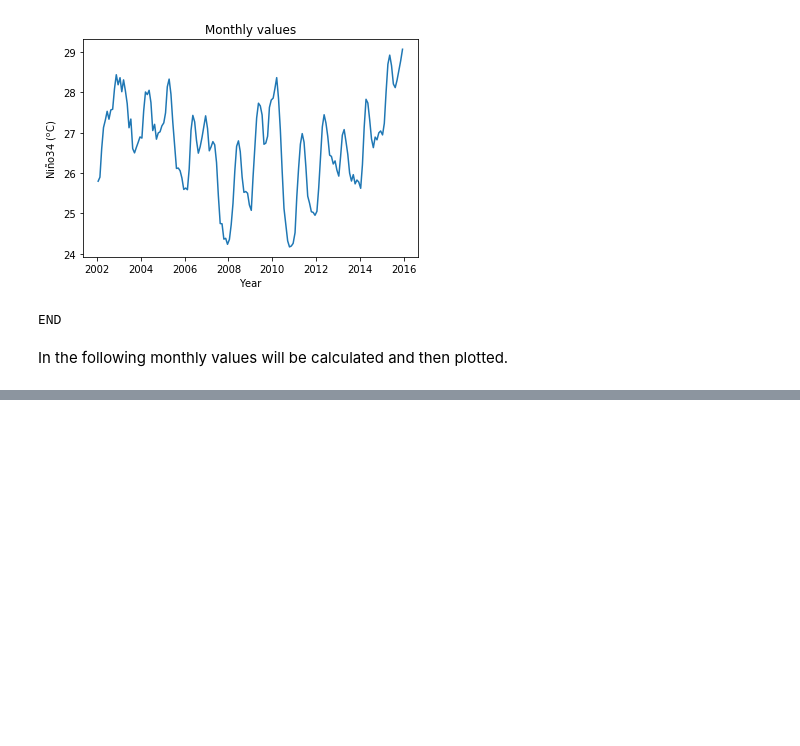
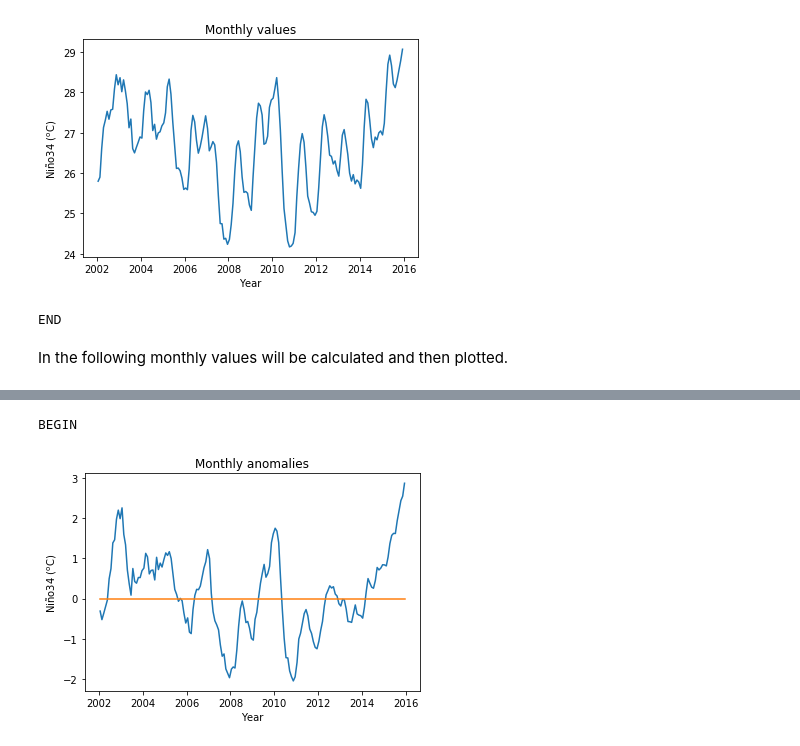
Before and after one commit to markcollier/cafepp, a Jupyter notebook: cafepp_monthly_nino34_from_sst.ipynb, the cells around one changed output, grey strips where cells are left out. Saved outputs shown, nothing was run; the diff lists cells and outputs as text; code cells hidden in the pictures; blank space fills up the shorter version.

```diff
--- a/cafepp_monthly_nino34_from_sst.ipynb
+++ b/cafepp_monthly_nino34_from_sst.ipynb
@@ -258,9 +275,9 @@ grid_label='gn'
 files_string='CMIP6/CMIP/CSIRO/CAFE-1-0/historical/r1i1p2f1/Omon/'+dvar+'/'+grid_label+'/v20171025/'+dvar+'_Omon_historical_CAFE-1-0_r1i1p2f1_'+grid_label+'_??????-??????.nc'
 files=glob.glob(files_string)
 
-#print(files)
+print('input_files=',files)
 
-ifh0=netCDF4.Dataset(files[0])
+ifh0=netCDF4.Dataset(files[1]) #choose if more than 1.
 
 time=ifh0.variables['time']
 lat=ifh0.variables['latitude'][:,0]
@@ -284,6 +301,8 @@ print('time[:]=',time[:])
 
 date_time_stamp=netCDF4.num2date(time[:],time.units,time.calendar)
 
+#print('date_time_stamp=',date_time_stamp)
+
 '''
 print('date_time_stamp=',date_time_stamp)
 num_stamp=netCDF4.date2num(date_time_stamp,time.units,time.calendar)
@@ -337,0 +335,74 @@ plt.show()
+# %%
+print('BEGIN')
+
+ybeg=date_time_stamp[0].year
+yend=date_time_stamp[-1].year
+
+ydiff=yend-ybeg+1
+nmy=12
+
+MissingMonths=False
+
+first_month=date_time_stamp[0].month
+last_month=date_time_stamp[-1].month
+
+missing_months_beg,missing_months_end=0,0
+
+cyear_beg_skip,cyear_end_skip=0,1
+
+if(first_month!=1):
+  missing_months_beg=12-first_month
+  cyear_beg_skip=1
+  MissingMonths=True
+
+if(last_month!=12):
+  missing_months_end=12-last_month
+  cyear_end_skip=2
+  MissingMonths=True
+
+if(MissingMonths):
+  print('There are missing months in the set. '+str(missing_months_beg)+' at beginning and '+str(missing_months_end)+' at end.')
+  print('Currently years with missing months are not used in generating long term monthly climatology.')
+  print('And missing months will be set to missing in the final time-series.')
+  ts_beg,ts_end,ts_avg,dt_beg,dt_end,dt_avg=get_timestamp_number(ybeg,yend,time.units,time.calendar)
+  year_fraction_monthly_full=fractional_year_from_num2date(ts_avg,time.calendar)
+
+  nino34_monthly_full= ma.masked_all(ydiff*nmy,dtype=float) #ensure missing months are masked out.
+  last_month_index=ydiff*nmy-last_month
+  nino34_monthly_full[first_month-1:last_month_index]=nino34_monthly
+else:
+  nino34_monthly_full=nino34_monthly
+  year_fraction_monthly_full=year_fraction_monthly
+
+nino34_monthly_reshaped=np.reshape(nino34_monthly_full,new_monthly_array_shape(nino34_monthly.shape,ydiff,nmy)) #check this works on large multi-dimensional arrays.
+
+'''
+#print('nino34_monthly_reshaped.shape=',nino34_monthly_reshaped.shape)
+#print('cyear_beg,end_skip=',cyear_beg_skip,cyear_end_skip)
+#print('ydiff=',ydiff)
+#j=nino34_monthly_reshaped[cyear_beg_skip:-cyear_end_skip]
+#print('j=',j)
+'''
+
+climatology=np.average(nino34_monthly_reshaped[cyear_beg_skip:-cyear_end_skip],axis=0) #average over full years only, this could be an option as could use for all years present.
+nino34_monthly_climatology=np.expand_dims(climatology,0)
+nino34_monthly_climatology=np.tile(nino34_monthly_climatology,(ydiff,1))
+nino34_monthly_climatology_flat=nino34_monthly_climatology.flatten()
+nino34_monthly_anomaly=nino34_monthly_full-nino34_monthly_climatology_flat
+
+%matplotlib inline
+
+zero=np.zeros(len(year_fraction_monthly_full))
+plt.plot(year_fraction_monthly_full,nino34_monthly_anomaly)
+plt.plot(year_fraction_monthly_full,zero)
+
+plt.title('Monthly anomalies')
+plt.xlabel('Year')
+plt.ylabel('Ni$\~{n}$o34 ($^o$C)')
+plt.show()
+
+#raise Exception('STOP!')
+print('END')
+# %% [output]
+BEGIN
+[figure, added]
```
Also changed, not shown: parts of 6 cells of this notebook.
